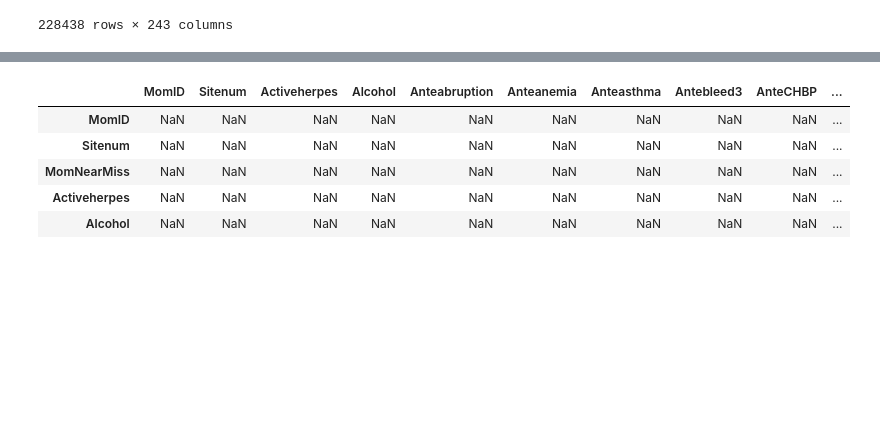
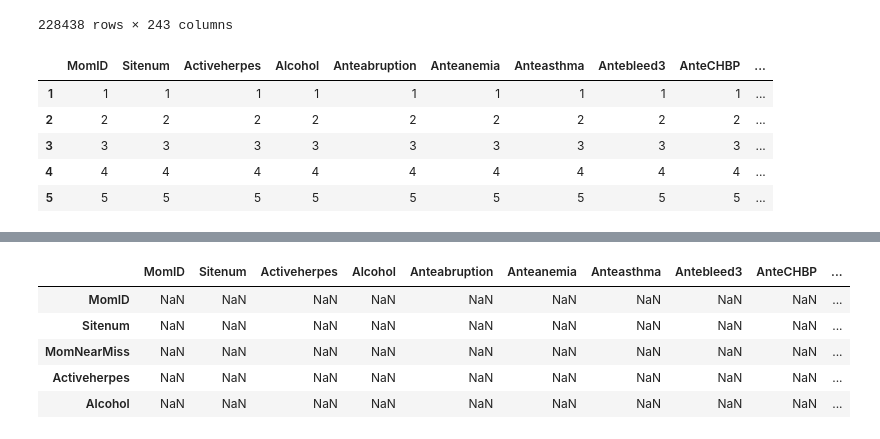
Before and after one commit to lhncbc/MFM_bopf, a Jupyter notebook: src/CSL_eda.ipynb, the cells around one changed output, grey strips where cells are left out. Saved outputs shown, nothing was run; the diff lists cells and outputs as text; code cells hidden in the pictures; blank space fills up the shorter version.

```diff
--- a/src/CSL_eda.ipynb
+++ b/src/CSL_eda.ipynb
@@ -157,5 +133,6 @@ Wall time: 52.3 s
 # %%
-pd.options.display.max_columns = 20
+pd.options.display.max_rows = 20
+pd.options.display.max_columns = None
 csl_lr
 # %% [output]
 |  | MomID | Sitenum | Activeherpes | Alcohol | Anteabruption | Anteanemia | Anteasthma | Antebleed3 | AnteCHBP | ... |
@@ -172,5 +149,15 @@ csl_lr
 | 228438 | b'52-07251' | b'52' | 1 | 1 | 1 | 1 | 1 | 1 | 2 | ... |
 228438 rows × 243 columns
 # %%
-counts = csl_lr.apply(lambda x: x.value_counts()).T.stack()
+#counts = csl_lr.apply(lambda x: x.value_counts() if x not 'MomID').T.stack()
+#counts = csl_lr.apply(lambda x: x['MomID'])
+# %%
+counts.head()
+# %% [output]
+|  | MomID | Sitenum | Activeherpes | Alcohol | Anteabruption | Anteanemia | Anteasthma | Antebleed3 | AnteCHBP | ... |
+| 1 | 1 | 1 | 1 | 1 | 1 | 1 | 1 | 1 | 1 | ... |
+| 2 | 2 | 2 | 2 | 2 | 2 | 2 | 2 | 2 | 2 | ... |
+| 3 | 3 | 3 | 3 | 3 | 3 | 3 | 3 | 3 | 3 | ... |
+| 4 | 4 | 4 | 4 | 4 | 4 | 4 | 4 | 4 | 4 | ... |
+| 5 | 5 | 5 | 5 | 5 | 5 | 5 | 5 | 5 | 5 | ... |
 # %%
```
Also changed, not shown: parts of 9 cells of this notebook.
